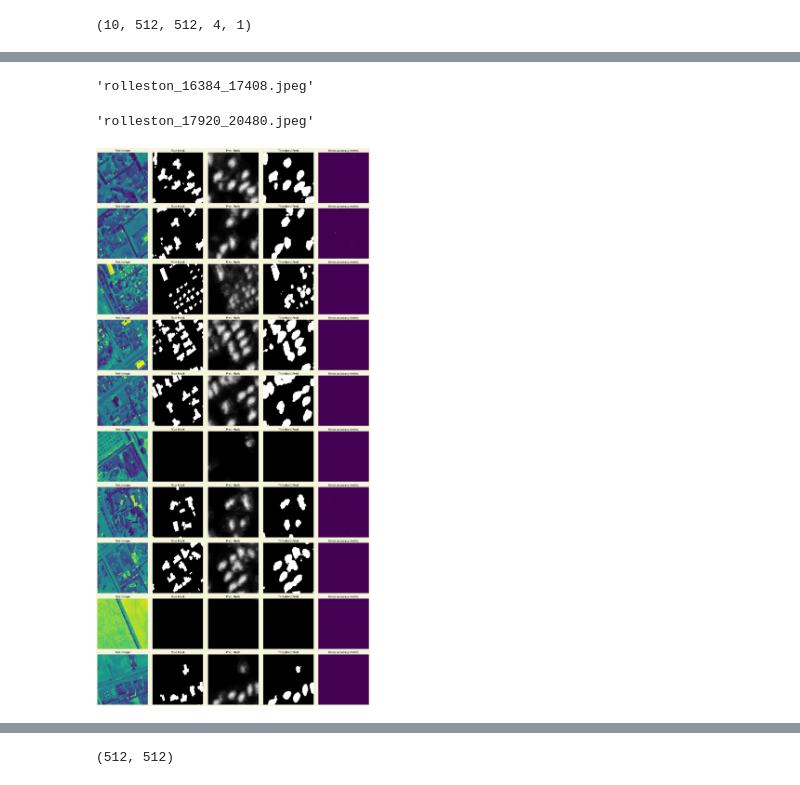
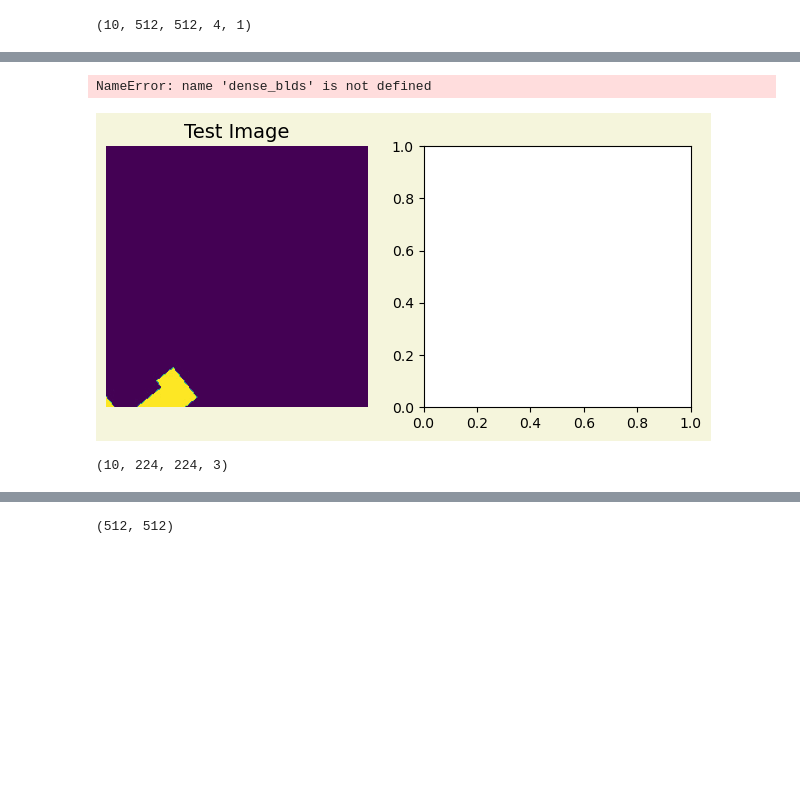
Before and after one commit to shaunlowis/PHYS_391B, a Jupyter notebook: UNET.ipynb, the cells around one changed output, grey strips where cells are left out. Cells and saved outputs as stored; diff of their text form; code cells hidden in the pictures; blank space fills up the shorter version.

Commit message:
Trained model, made some prelim predictions.

```diff
--- a/UNET.ipynb
+++ b/UNET.ipynb
@@ -142,3 +143,0 @@ ValueError: operands could not be broadcast together with shapes (224,224,1) (22
-# %%
-img = imread(path + id_)[:,:,:IMG_CHANNELS]
-img.shape
@@ -183,6 +180,8 @@ for i, mask_id in enumerate(mask_id_list):
     # resize the image
     mask = resize(mask, (IMG_HEIGHT, IMG_WIDTH), mode='constant', preserve_range=True)
 
+    mask = rgb2gray(mask)
+
     # use np.expand dims to add a channel axis so the shape becomes (IMG_HEIGHT, IMG_WIDTH, 1)
     mask = np.expand_dims(mask, axis=-1)
 
@@ -230,7 +229,8 @@ for i, img in enumerate(selected):
     path_image = os.path.join(base, 'outlines/tiles', image_id)
     image = imread(path_image)
     image = resize(image, (IMG_HEIGHT, IMG_WIDTH), mode='constant', preserve_range=True)
-    # image = np.expand_dims(image, axis=-1)
+    image = rgb2gray(image)
+    image = np.expand_dims(image, axis=-1)
     test_masks[i] = image
 test_masks.shape
 # %% [output]
@@ -356,6 +356,6 @@ checkpoint = ModelCheckpoint(filepath, monitor='val_loss', verbose=1,
 
 callbacks_list = [earlystopper, checkpoint]
 
-history = model.fit(X_train, Y_train, validation_split=0.1, batch_size=16, epochs=30,
+history = model.fit(X_train, Y_train, validation_split=0.1, batch_size=32, epochs=50,
                     callbacks=callbacks_list)
 # %% [output]
@@ -418,10 +427,2 @@ test_preds.shape
-# %%
-df_test.loc[1,'image_id']
-# %% [output]
-'rolleston_16384_17408.jpeg'
-# %%
-df_test.loc[2,'image_id']
-# %% [output]
-'rolleston_17920_20480.jpeg'
 # %%
 import keras
@@ -440,7 +442,7 @@ def plot_subplots(num_rows):
 
         # true mask
         plt.subplot(num_rows,5,count)
-        mask_id = dense_blds[i]
+        mask_id = selected[i]
         path_mask = '/home/shaun/python/uni_work/ML_project/input/rescaled_masks/' + mask_id
         mask = imread(path_mask)
         mask = resize(mask, (IMG_HEIGHT, IMG_WIDTH), mode='constant', preserve_range=True)
@@ -457,34 +459,35 @@ def plot_subplots(num_rows):
         plt.axis('off')
         count += 1
 
         # threshold predicted mask
         plt.subplot(num_rows,5,count)
         test_mask = preds_test_thresh[i, :, :, 0]
         plt.imshow(test_mask, cmap='gray')
         plt.title('Threshold Pred', fontsize=14)
         plt.axis('off')
         count += 1
 
         # Keras accuracy metric
         plt.subplot(num_rows,5,count)
         plt.imshow(accuracy[i, :, :])
         plt.title('Keras accuracy metric', fontsize=14)
         plt.axis('off')
         count += 1
 
 
 # set up the canvas for the subplots
 fig = plt.figure(figsize=(20,40))
 plt.axis('Off')
 fig.patch.set_facecolor('beige')
 
 plot_subplots(10)
 
 plt.tight_layout()
 # plt.show()
 plt.savefig('Comparisons.jpeg')
 # %% [output]
+NameError: name 'dense_blds' is not defined
-[figure, old version]
+[figure, new version]
 # %%
 # Use own data to verify accuracy, i.e. pixel predicted between test and training.
 # Categorise test vs train and explain why model trained in the way that it did.
@@ -492,6 +495,10 @@ plt.savefig('Comparisons.jpeg')
 # Apply to Rolleston over a few years, and why particular images were chosen
 # Compare urban and rural accuracy with masks
 # For accuracy, compare predicted and mask
+# %%
+X_test.shape
+# %% [output]
+(10, 224, 224, 3)
 # %%
 def plot_subplots(num_rows):
     count = 1
```
Also changed, not shown: parts of 14 cells of this notebook, 3 other files.
